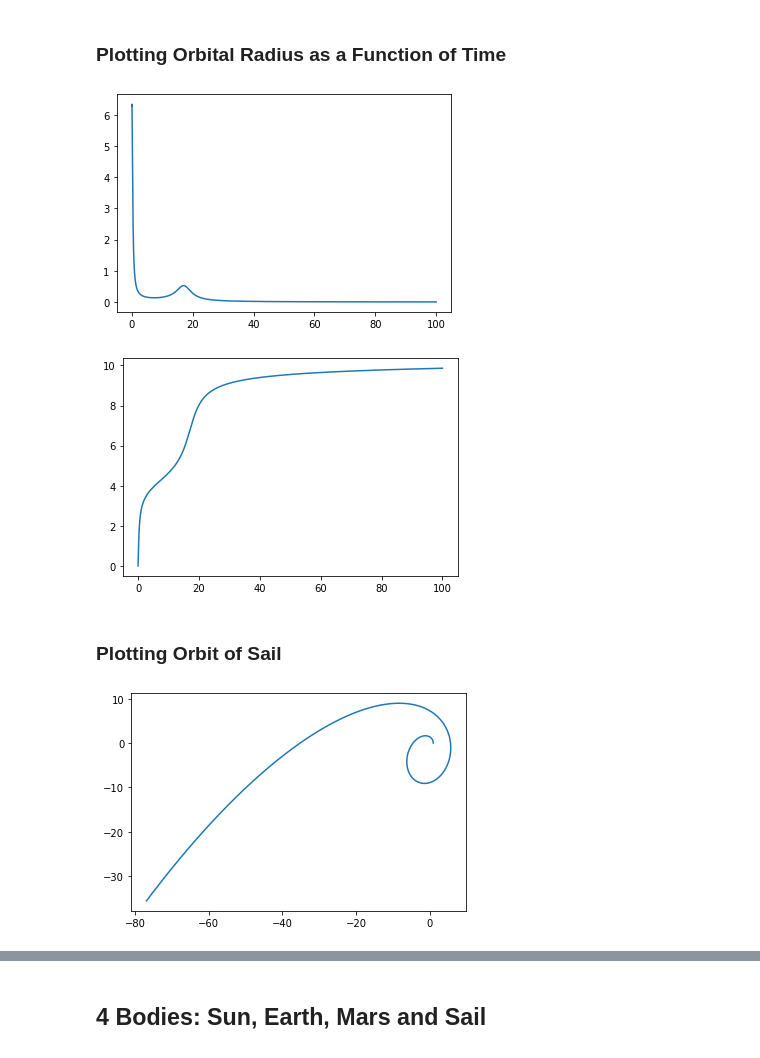
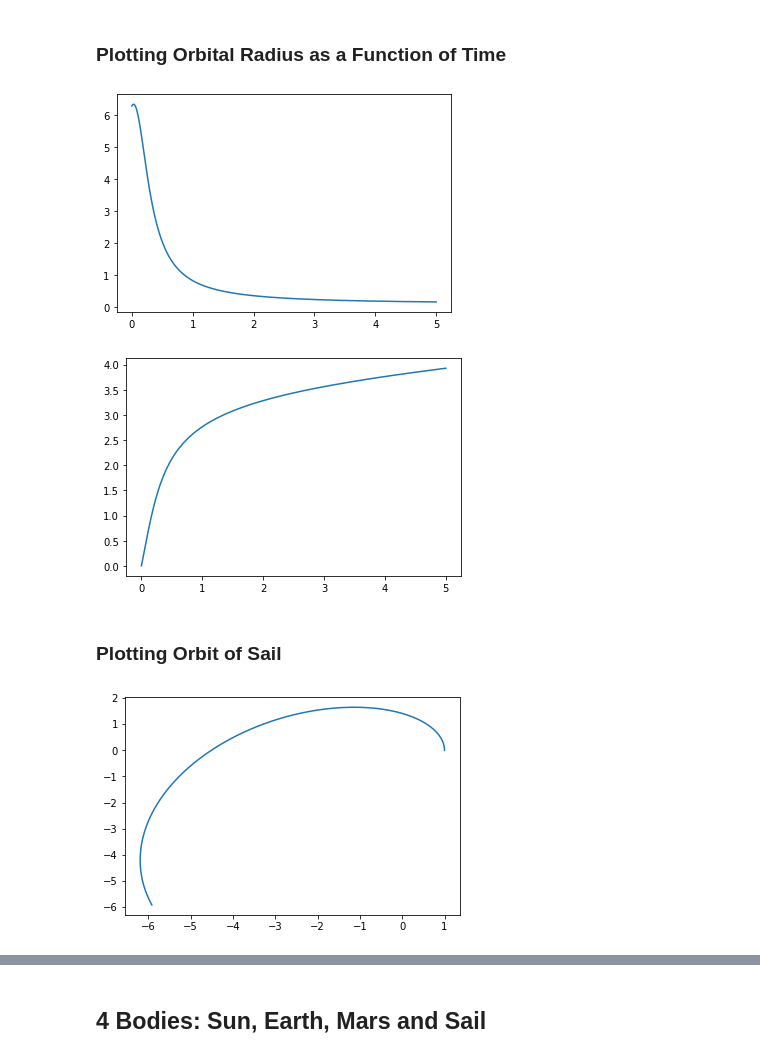
Before and after one commit to GameOver203/Lagrangian-Solar-Sail-Modelling, a Jupyter notebook: Orbital Mechanics for a Solar Sail.ipynb, the cells around one changed output, grey strips where cells are left out. Cells and saved outputs as stored; diff of their text form; code cells hidden in the pictures.

```diff
--- a/Orbital Mechanics for a Solar Sail.ipynb
+++ b/Orbital Mechanics for a Solar Sail.ipynb
@@ -110,7 +110,7 @@ y0 = [r0,rdot0,theta0,thetadot0]
 
 To solve the ODEs we use a function called odeint from the scipy library
 # %%
-t = np.linspace(0, 100,100000)
+t = np.linspace(0, 5,1000)
 
 y,info = odeint(sunAndSailODEs, y0,t, args=(0.9, 5e-3,(-1/8) * np.pi), full_output=1) #printmessg=True, full_output=True
 y1,info1 = odeint(limitingODEs, y0,t, full_output=1)
@@ -133,26 +133,19 @@ def polarToCartesian(r, theta):
 ### Plotting Orbital Radius as a Function of Time
 # %%
 # fig = plt.plot(t,r)
-freq_axis = fft.rfftfreq(10000, 1/1000)
 plt.plot(t, thetadot)
 plt.show()
 
 plt.plot(t, theta)
 plt.show()
-
-# plt.plot(t,thetadot1)
-# plt.show()
-
-# plt.plot(t,theta1)
-# plt.show()
 # %% [output]
-[figure, old version]
+[figure, new version]
-[figure, old version]
+[figure, new version]
 # %% [markdown]
 ### Plotting Orbit of Sail
 # %%
 fig = plt.plot(x,y)
 plt.show()
 # %% [output]
-[figure, old version]
+[figure, new version]
 # %%
```
Also changed, not shown: parts of 7 cells of this notebook.
